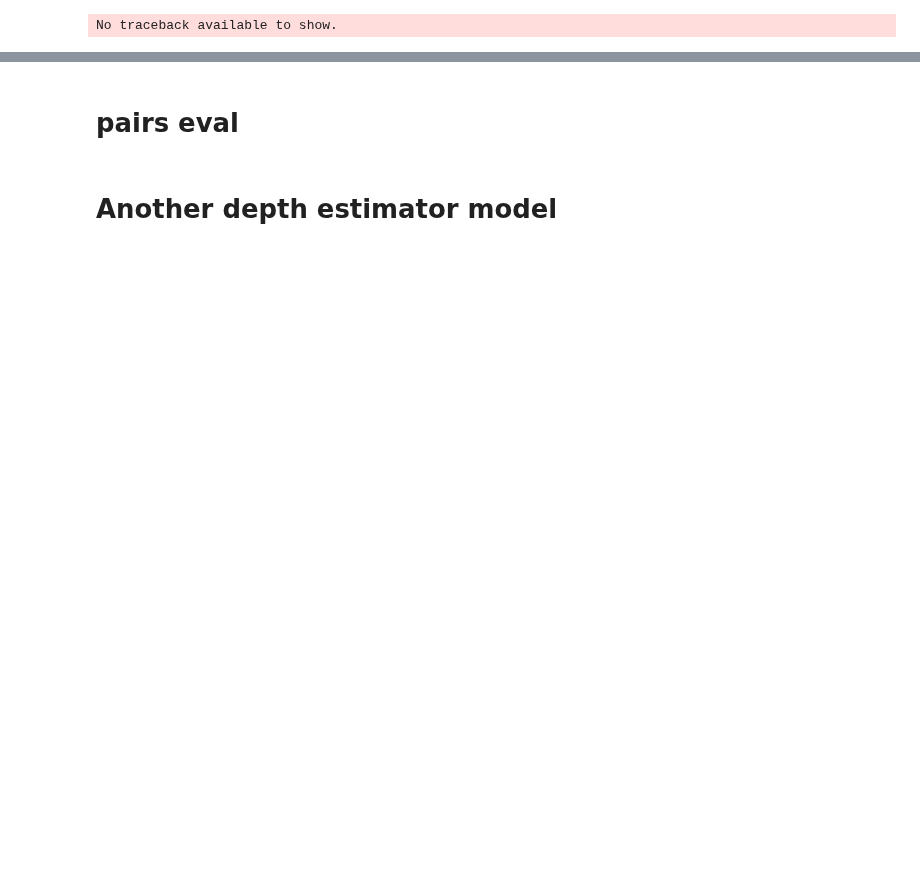
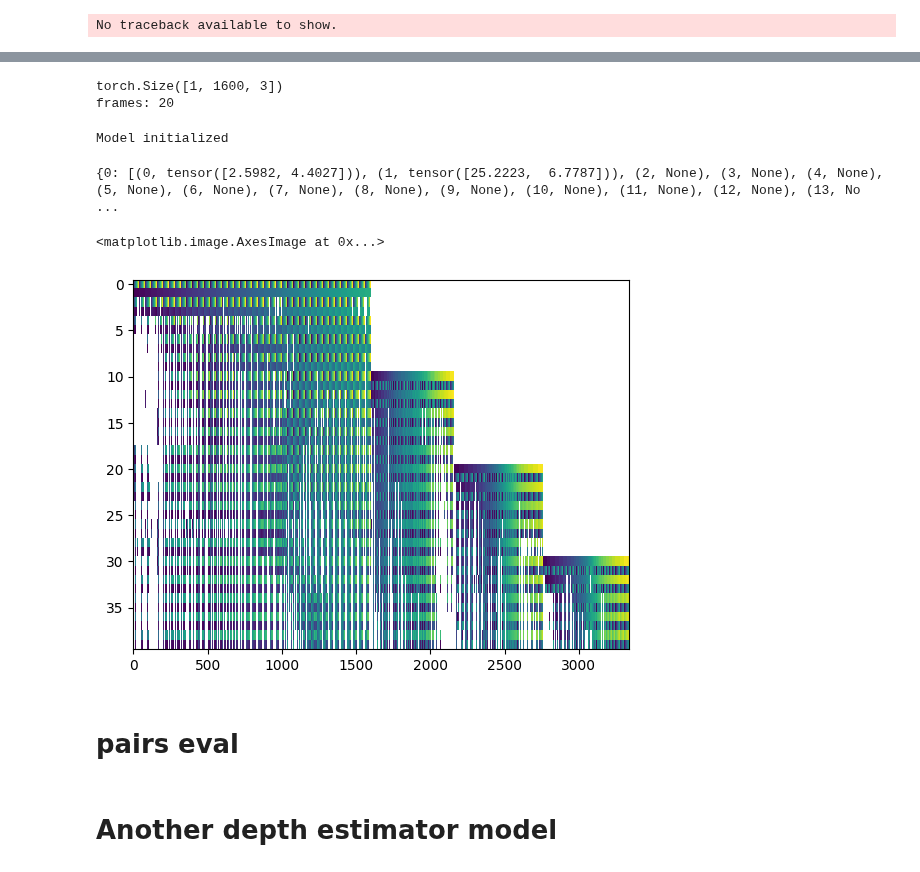
Before and after one commit to manel-ferreira-01/trackers, a Jupyter notebook: test.ipynb, the cells around one changed output, grey strips where cells are left out. Saved outputs shown, nothing was run; the diff lists cells and outputs as text; code cells hidden in the pictures; blank space fills up the shorter version.

```diff
--- a/test.ipynb
+++ b/test.ipynb
@@ -27,11 +27,13 @@ from src.tapnext_infer import init_tapnext
 tapnext_model_video_size = (256, 256)
 device = "cuda:0"
 
-path = "../storage/terrace_2_eth3d/images/dslr_images_undistorted"
-#path = "../storage/tracker_test/praca_1"
+path = "../storage/terrains_eth3d/images/images_rig_cam4_undistorted"
+path = "../storage/table_3/rgb"
+#path = "../terrace_2_eth3d/images/dslr_images_undistorted"
 #path = "../storage/books_bea/"
 #path = "../mast3r/images_in/DAVIS/JPEGImages/480p/car-roundabout"
-
+#path = "../storage/lund_datasets/GustavIIAdolf"
+#path = "../storage/quarto.mp4"
 
 video_tensor_full, image_paths = read_video_or_images(path)
 video_tensor_full = video_tensor_full.permute(0,2,3,1)
@@ -150,7 +197,7 @@ for nodes in ranked:
     print(f"  frames {nodes}  total={total:.0f}  min_edge={min_edge:.0f}  → {names}")
 # %%
 # Design the query points array in the original video size
-step = 80
+step = 40
 ys, xs = np.meshgrid(np.linspace(8, video_tensor_full[0].shape[0]-1, step), np.linspace(8, video_tensor_full[0].shape[1]-1, step))
 query_points_initial = torch.tensor(
     np.stack(
@@ -163,20 +210,31 @@ frame_cut = max(20, len(video_tensor_full))
 #frame_skip = 1
 #frame_cut = 14
 frame_start = 0
-frame_skip = 1
-frame_cut = 30
+frame_skip = 10
+frame_cut = 200
 video_tensor = torch.cat([(frame).unsqueeze(0) for frame in video_tensor_full]).unsqueeze(0)[:,frame_start:frame_cut:frame_skip,...] # 1, time, H, W, 3
 video_tensor = torch.clip(video_tensor, -1, 1)
 num_frames = video_tensor.shape[1]
 print(query_points_initial.shape)
 print("frames:", num_frames)
 torch.cuda.empty_cache()
+# %% [output]
+torch.Size([1, 1600, 3])
+frames: 20
 # %%
 image_paths[frame_start:frame_cut:frame_skip]
 # %%
 from src.matcher import track_video
-obs_mat = track_video(video_tensor, query_points_initial, mode="trackon2", device="cuda:0")
-generate_frame_image_cv(video_tensor.cpu(), obs_mat)
+obs_mat = track_video(video_tensor, query_points_initial.to("cuda:0"), mode="tapnext", device="cuda:0",step=step)
+#generate_frame_image_cv(video_tensor.cpu(), obs_mat)
+# %% [output]
+Model initialized
+{0: [(0, tensor([2.5982, 4.4027])), (1, tensor([25.2223,  6.7787])), (2, None), (3, None), (4, None), (5, None), (6, None), (7, None), (8, None), (9, None), (10, None), (11, None), (12, None), (13, No ...
+# %%
+plt.imshow(obs_mat,aspect='auto', interpolation='none')
+# %% [output]
+<matplotlib.image.AxesImage at 0x...>
+[figure, added]
 # %% [markdown]
 # pairs eval
 # %%
```
Also changed, not shown: parts of 16 cells of this notebook, 11 other files.
